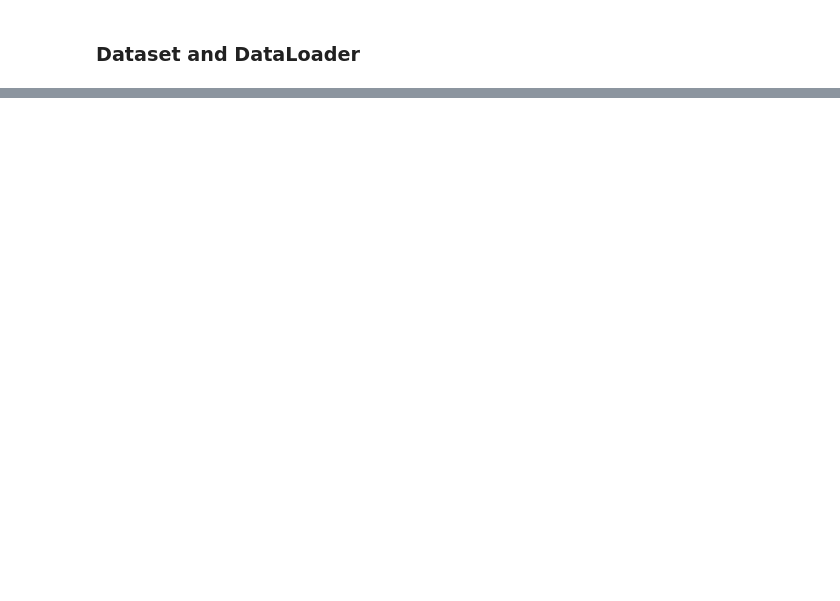
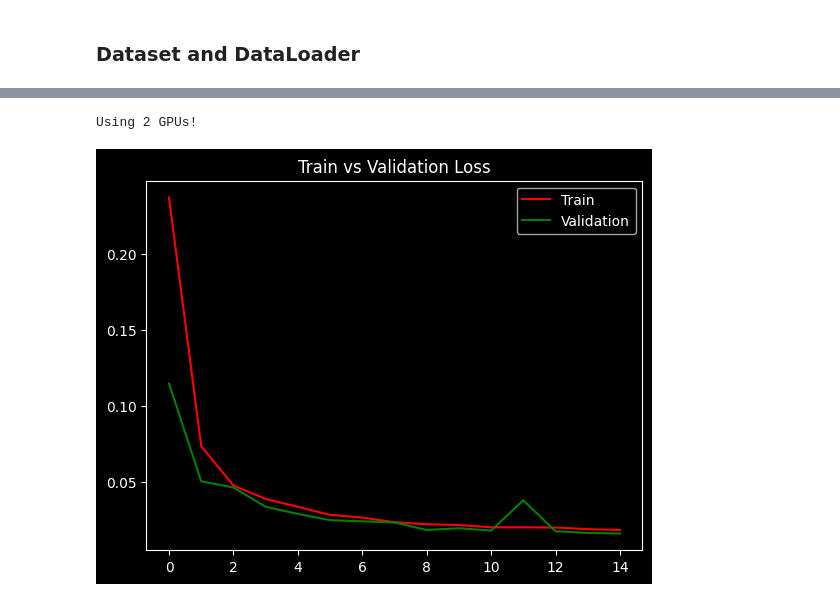
Before and after one commit to rupeshghimire7/BrainMRI_TumorSegmentation, a Jupyter notebook: UNet-image-segmentation.ipynb, the cells around one changed output, grey strips where cells are left out. Saved outputs shown, nothing was run; the diff lists cells and outputs as text; code cells hidden in the pictures; blank space fills up the shorter version.

Commit message:
Finished Training
on multiple GPUs in kaggle
used BCELosswithLogits and got good results
will be better if epoch is increased and if grayscale transform isn't used

DiceLoss didn't do well
.

```diff
--- a/UNet-image-segmentation.ipynb
+++ b/UNet-image-segmentation.ipynb
@@ -340,0 +455,9 @@ show_samples()
+# %%
+if torch.cuda.device_count() > 1:
+    print("Using", torch.cuda.device_count(), "GPUs!")
+    model = nn.DataParallel(model)
+# %% [output]
+Using 2 GPUs!
+# %%
+criterion = nn.BCEWithLogitsLoss()
+optimizer = optim.Adam(model.parameters(), lr=1e-3)
@@ -340,0 +515,12 @@ show_samples()
+# %%
+EPOCHS=15
+# %%
+train_loss,val_loss  = train(model,EPOCHS,train_loader,val_loader,criterion)
+# %%
+plt.plot(list(range(EPOCHS)),train_loss,c="red")
+plt.plot(list(range(EPOCHS)),val_loss[1:],c="green")
+plt.legend(["Train","Validation"])
+plt.title("Train vs Validation Loss")
+plt.show()
+# %% [output]
+[figure, added]
```
Also changed, not shown: parts of 24 cells of this notebook.
